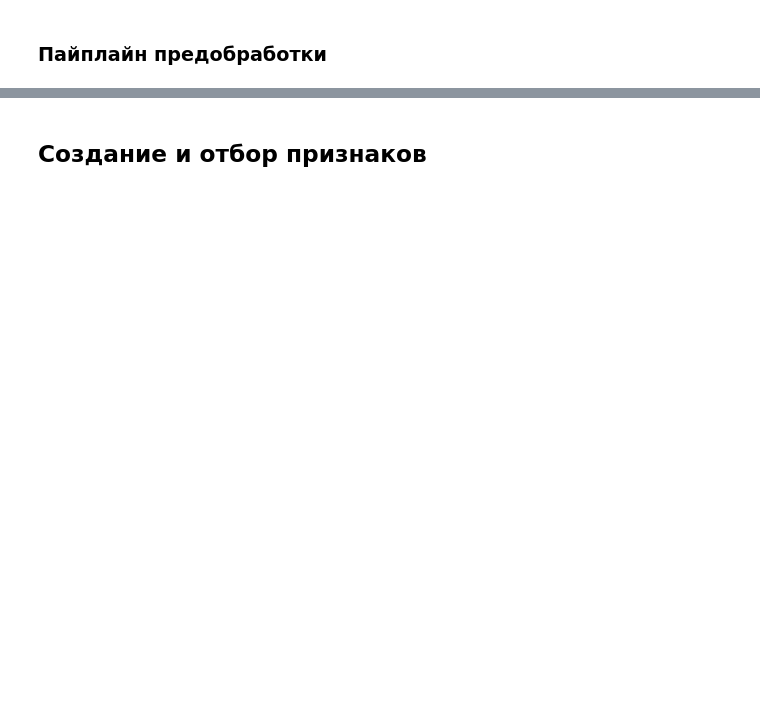
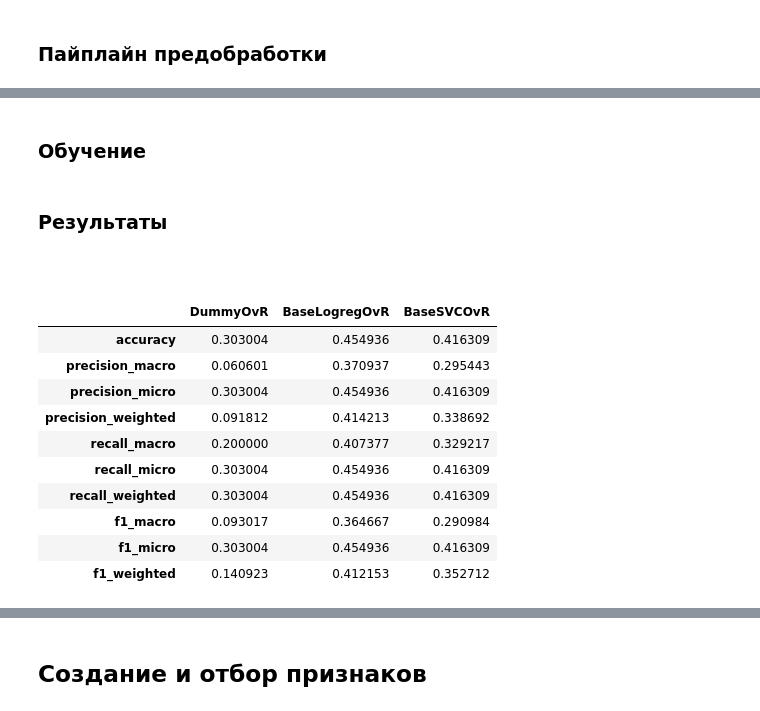
Before and after one commit to Plakhotniuk/practicum_ds, a Jupyter notebook: ml/multiclass_classification/project.ipynb, the cells around one changed output, grey strips where cells are left out. Cells and saved outputs as stored; diff of their text form; code cells hidden in the pictures; blank space fills up the shorter version.

```diff
--- a/ml/multiclass_classification/project.ipynb
+++ b/ml/multiclass_classification/project.ipynb
@@ -1006,0 +1044,62 @@ def create_preprocessing_pipeline(
+# %%
+# Dummy
+dummy_model= DummyClassifier(random_state=RANDOM_SEED)
+ovr_dummy = OneVsRestClassifier(estimator=dummy_model)
+
+base_pipeline_dummy = Pipeline([
+    ('prep', base_preprocessor),
+    ('model', ovr_dummy)
+])
+
+# Logreg
+base_logreg = LogisticRegression(random_state=RANDOM_SEED, class_weight="balanced", max_iter=1000)
+ovr_logreg = OneVsRestClassifier(base_logreg)
+base_pipeline_ovr_logreg = Pipeline([
+    ('prep', base_preprocessor),
+    ('model', ovr_logreg)
+])
+
+# SVC
+base_svc = SVC(random_state=RANDOM_SEED, kernel="linear")
+ovr_svc = OneVsRestClassifier(base_svc)
+base_pipeline_ovr_svc = Pipeline([
+    ('prep', base_preprocessor),
+    ('model', ovr_svc)
+])
+
+base_pipelines = [
+    base_pipeline_dummy,
+    base_pipeline_ovr_logreg,
+    base_pipeline_ovr_svc
+]
+# %% [markdown]
+### Обучение
+# %%
+base_model_results = []
+
+for pipeline in base_pipelines:
+    val_pred  = train_test_result_pipeline(pipeline=pipeline, X_train=X_train, y_train=y_train, X_val=X_val)
+    result = evaluate_model(y_true=y_val, y_pred=val_pred)
+    base_model_results.append(result)
+# %% [markdown]
+### Результаты
+# %% [markdown]
+###
+# %%
+base_model_results_df = get_result_df(
+    model_names=['DummyOvR', 'BaseLogregOvR', 'BaseSVCOvR'],
+    metric_dicts=base_model_results
+)
+base_model_results_df
+# %% [output]
+|  | DummyOvR | BaseLogregOvR | BaseSVCOvR |
+| accuracy | 0.303004 | 0.454936 | 0.416309 |
+| precision_macro | 0.060601 | 0.370937 | 0.295443 |
+| precision_micro | 0.303004 | 0.454936 | 0.416309 |
+| precision_weighted | 0.091812 | 0.414213 | 0.338692 |
+| recall_macro | 0.200000 | 0.407377 | 0.329217 |
+| recall_micro | 0.303004 | 0.454936 | 0.416309 |
+| recall_weighted | 0.303004 | 0.454936 | 0.416309 |
+| f1_macro | 0.093017 | 0.364667 | 0.290984 |
+| f1_micro | 0.303004 | 0.454936 | 0.416309 |
+| f1_weighted | 0.140923 | 0.412153 | 0.352712 |
```
Also changed, not shown: parts of 20 cells of this notebook.
